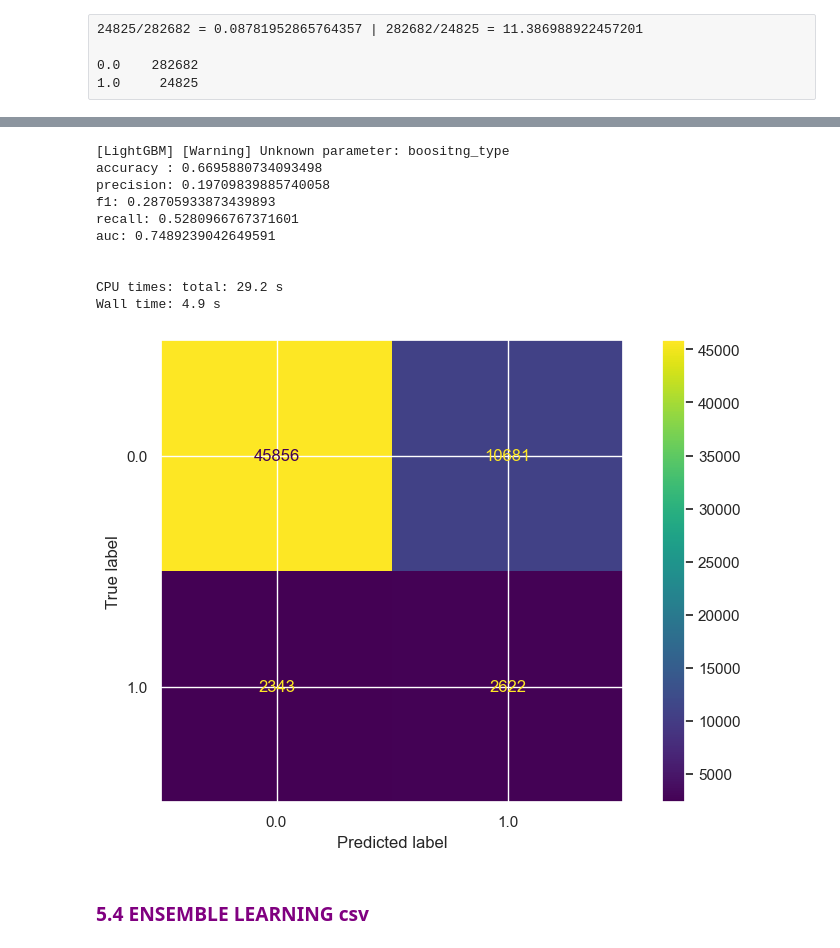
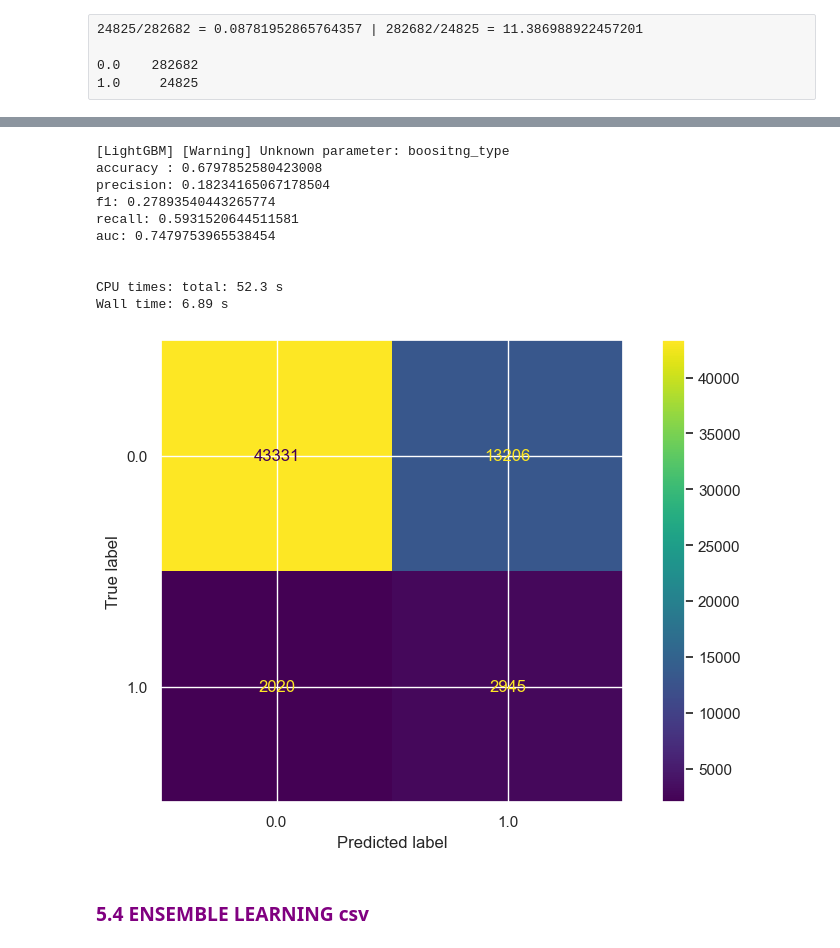
Before and after one commit to kevin-EK/OC-DS-P7-Implementez-un-modele-de-scoring, a Jupyter notebook: 1_FeatureSelection.ipynb, the cells around one changed output, grey strips where cells are left out. Drawn from its saved outputs; the diff is of its cells as text; code cells hidden in the pictures.

```diff
--- a/1_FeatureSelection.ipynb
+++ b/1_FeatureSelection.ipynb
@@ -1407,7 +1736,7 @@ Wall time: 14.1 s
 lightGBc_SelectedFeature = lgbmc(objective='binary',class_weight='balanced',random_state = 0,importance_type = 'split')
 
 # Only Selected Feature from SFS
-with mlflow.start_run(run_name='LightGBMC Selected Feature'): #experiment_id= experiment_id
+with mlflow.start_run(run_name='LightGBMC Selected Feature_v2'): #experiment_id= experiment_id
     lightGBc_SelectedFeature.fit(np.concatenate((X_train_sfs,X_test_sfs), axis=0), np.concatenate((y_train,y_test), axis=0) )
 
     y_pred_proba = lightGBc_SelectedFeature.predict_proba(X_validation_sfs)
@@ -1559,12 +1888,11 @@ pipelineNearMiss = Pipeline([('NearMiss', NMiss), ('lgb', lgbc) ])
 grid_search_NearMiss = RandomizedSearchCV(
     estimator=pipelineNearMiss,
     param_distributions=param_test_pipeNearMiss,
-    scoring='roc_auc',
+    scoring='balanced_accuracy',
     cv=3,
     refit=True,
     random_state=0,
     verbose=0)
 
-grid_search_NearMiss.fit( X = np.concatenate((X_train_sfs,X_test_sfs), axis=0),
-                         y = np.concatenate((y_train,y_test), axis=0) )
+grid_search_NearMiss.fit( X = X_train_sfs.values, y = y_train)
 # %% [output]
@@ -1648,7 +1976,7 @@ lgbc = lgbmc(subsample=0.6, scale_pos_weight=10, objective='binary', n_estimator
 pipelineNearMiss = Pipeline([('NearMiss', NMiss), ('lgb', lgbc) ])
 
 # Only Selected Feature from SFS
-with mlflow.start_run(run_name='LightGBMC Only Selected Features NearMiss'): #experiment_id= experiment_id
+with mlflow.start_run(run_name='LightGBMC Only Selected Features NearMiss v2'): #experiment_id= experiment_id
     pipelineNearMiss.fit( X = np.concatenate((X_train_sfs,X_test_sfs), axis=0),
                           y = np.concatenate((y_train,y_test), axis=0) )
 
@@ -1742,12 +2070,11 @@ param_lgbm_costSensitive ={
 grid_search_costSensitive = RandomizedSearchCV(
     estimator=lgbmc_costSensitive,
     param_distributions=param_lgbm_costSensitive,
-    scoring='roc_auc',
+    scoring='balanced_accuracy',
     cv=3,
     refit=True,
     random_state=0,
     verbose=0)
 
-grid_search_costSensitive.fit( X = np.concatenate((X_train_sfs,X_test_sfs), axis=0),
-                         y = np.concatenate((y_train,y_test), axis=0) )
+grid_search_costSensitive.fit( X = X_train_sfs.values, y = y_train )
 # %% [output]
@@ -1803,45 +2130,45 @@ grid_search_costSensitive.best_score_
 lgbmc_costSensitive = lgbmc( **grid_search_costSensitive.best_params_ )
 
 # Only Selected Feature from SFS
-with mlflow.start_run(run_name='LightGBMC Selected Features Cost Sensitive'): #experiment_id= experiment_id
+with mlflow.start_run(run_name='LightGBMC Selected Features Cost Sensitive v2'): #experiment_id= experiment_id
     lgbmc_costSensitive.fit( X = np.concatenate((X_train_sfs,X_test_sfs), axis=0),
                           y = np.concatenate((y_train,y_test), axis=0) )
 
     y_pred_proba = lgbmc_costSensitive.predict_proba(X_validation_sfs)
     y_pred = lgbmc_costSensitive.predict(X_validation_sfs)
 
     # Metrics
     accuracy, precision, f1, recall, auc = eval_metrics(y_validation,y_pred, y_pred_proba)
     print("accuracy : {0} \nprecision: {1} \nf1: {2} \nrecall: {3} \nauc: {4}".format(accuracy, precision, f1, recall, auc ))
     cm = ConfusionMatrixDisplay.from_predictions(y_true = y_validation, y_pred = y_pred)
     print("\n")
     # Log params
     # mlflow.log_param('max_iter' , '100')
 
     # Log metrics
     mlflow.log_metric("accuracy_test",accuracy)
     mlflow.log_metric('precision_test',precision)
     mlflow.log_metric("f1_test",f1)
     mlflow.log_metric("recall_test",recall)
     mlflow.log_metric("auc_test",auc)
 
     # Log figure
     mlflow.log_figure(cm.figure_, 'test_confusion_matrix.png')
 
     # Log model
     mlflow.sklearn.log_model(lgbmc_costSensitive, 'LGBMc selected features UnbalCostSensitive', signature=signature_SelectedFeature)
 # %% [output]
 [LightGBM] [Warning] Unknown parameter: boositng_type
-accuracy : 0.6695880734093498
-precision: 0.19709839885740058
-f1: 0.28705933873439893
-recall: 0.5280966767371601
-auc: 0.7489239042649591
+accuracy : 0.6797852580423008
+precision: 0.18234165067178504
+f1: 0.27893540443265774
+recall: 0.5931520644511581
+auc: 0.7479753965538454
 
 
-CPU times: total: 29.2 s
-Wall time: 4.9 s
+CPU times: total: 52.3 s
+Wall time: 6.89 s
-[figure, old version]
+[figure, new version]
 # %% [markdown]
 ### <a name="C54"><font color='purple'>5.4 ENSEMBLE LEARNING csv</font></a>
 # %%
```
Also changed, not shown: parts of 69 cells of this notebook, 16 other files.
